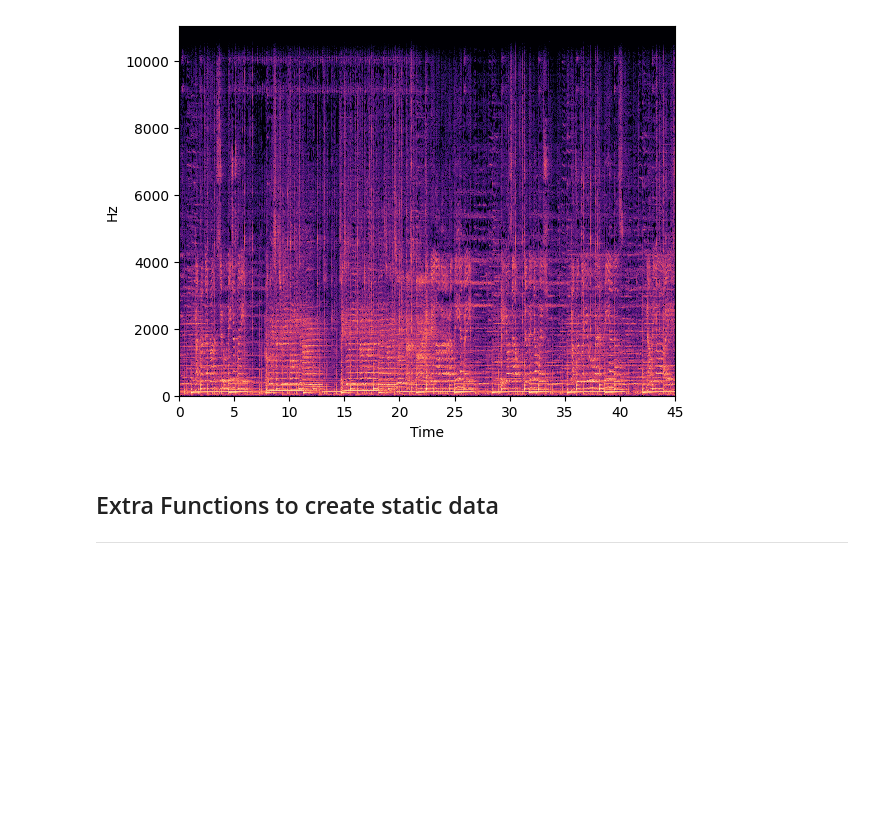
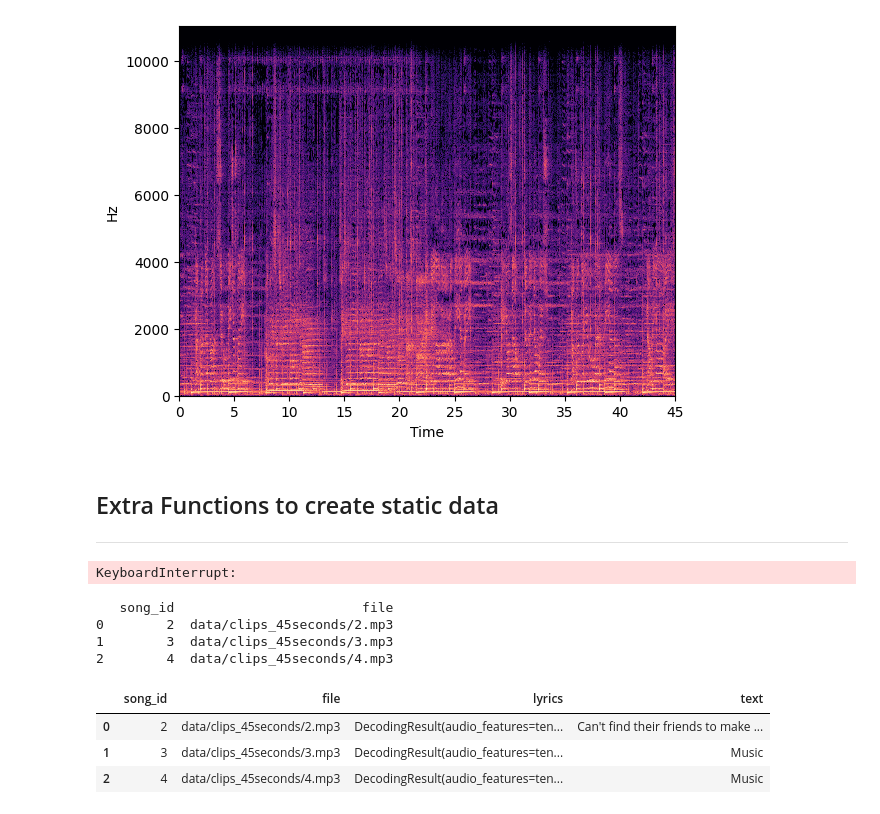
Before and after one commit to ty-martz/audiologic, a Jupyter notebook: eda.ipynb, the cells around one changed output. Saved outputs shown, nothing was run; the diff lists cells and outputs as text; code cells hidden in the pictures; blank space fills up the shorter version.

Commit message:
lyricize function

```diff
--- a/eda.ipynb
+++ b/eda.ipynb
@@ -280,15 +282,13 @@ def wav_conversion():
         audio = AudioSegment.from_mp3(file)
         audio.export(wav_output, format="wav")
 # %%
-from audiologic.utils import transcribe_audio
-import whisper
 
 def lyricize():
     song_truth = pd.read_csv(f'data/annotations/{files[3]}')
     model = whisper.load_model('base')
 
     lyric_dict = {'song_id':[], 'lyrics':[]}
-    for n in song_truth['song_id']:
+    for n in tqdm(song_truth['song_id']):
         file = f"data/clips_45seconds/{n}.mp3"
         txt = transcribe_audio(file, preloaded_model=model)
         lyric_dict['song_id'].append(n)
@@ -298,9 +298,37 @@ def lyricize():
 
     return df
 
-#df_lyric = lyricize()
+df_lyric = lyricize()
 #df_lyric.to_csv('data/lyrics.csv')
-#df_lyric.head()
+df_lyric.head()
+# %% [output]
+KeyboardInterrupt:
+# %%
+def lyricize_df():
+    song_truth = pd.read_csv(f'data/annotations/{files[3]}').iloc[:3]
+    model = whisper.load_model('base')
+    song_truth['file'] = [f"data/clips_45seconds/{n}.mp3" for n in song_truth['song_id']]
+
+    lyric_df = pd.DataFrame()
+    lyric_df['song_id'] = song_truth['song_id']
+    lyric_df['file'] = [f"data/clips_45seconds/{n}.mp3" for n in song_truth['song_id']]
+    print(lyric_df.head())
+    lyric_df['lyrics'] = lyric_df.apply(lambda x: transcribe_audio(x['file']), axis=1)
+    lyric_df['text'] = [x.text for x in lyric_df['lyrics']]
+
+    return lyric_df
+
+lldf = lyricize_df()
+lldf.head()
+# %% [output]
+   song_id                        file
+0        2  data/clips_45seconds/2.mp3
+1        3  data/clips_45seconds/3.mp3
+2        4  data/clips_45seconds/4.mp3
+|  | song_id | file | lyrics | text |
+| 0 | 2 | data/clips_45seconds/2.mp3 | DecodingResult(audio_features=ten... | Can't find their friends to make ... |
+| 1 | 3 | data/clips_45seconds/3.mp3 | DecodingResult(audio_features=ten... | Music |
+| 2 | 4 | data/clips_45seconds/4.mp3 | DecodingResult(audio_features=ten... | Music |
 # %%
 # combine mediaeval and spotify data with added features
 #SINGLE
```
Also changed, not shown: parts of 1 cell of this notebook.
